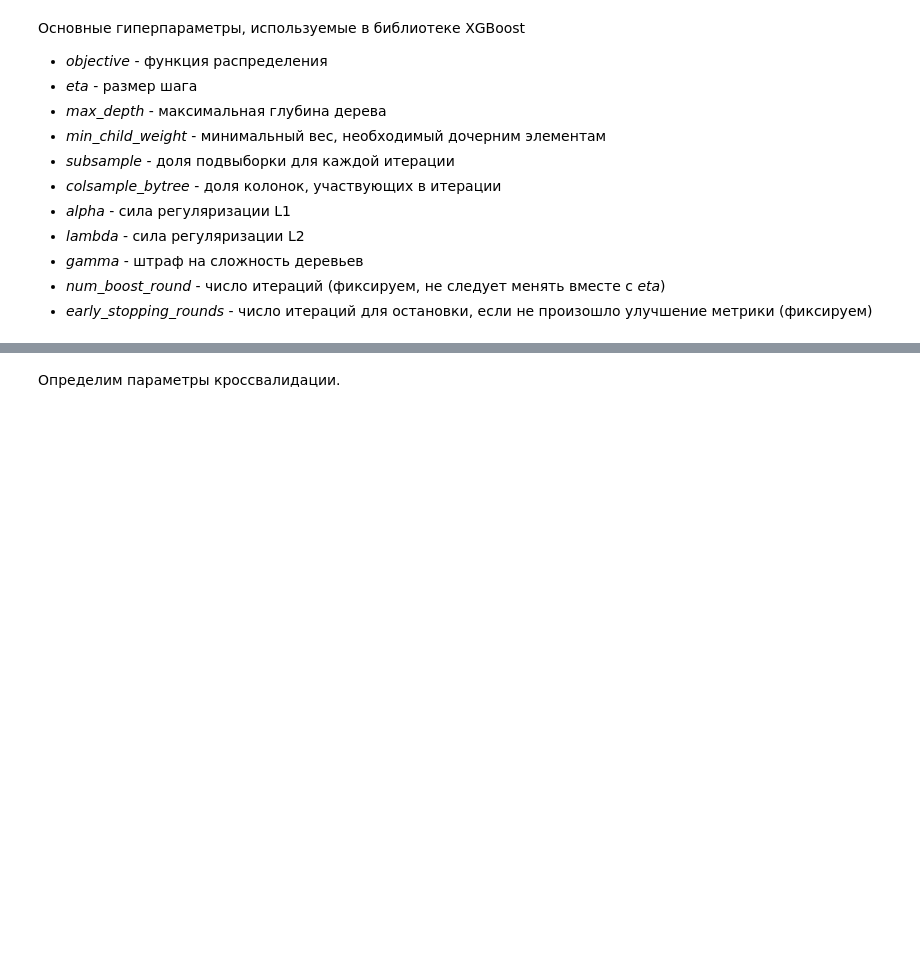
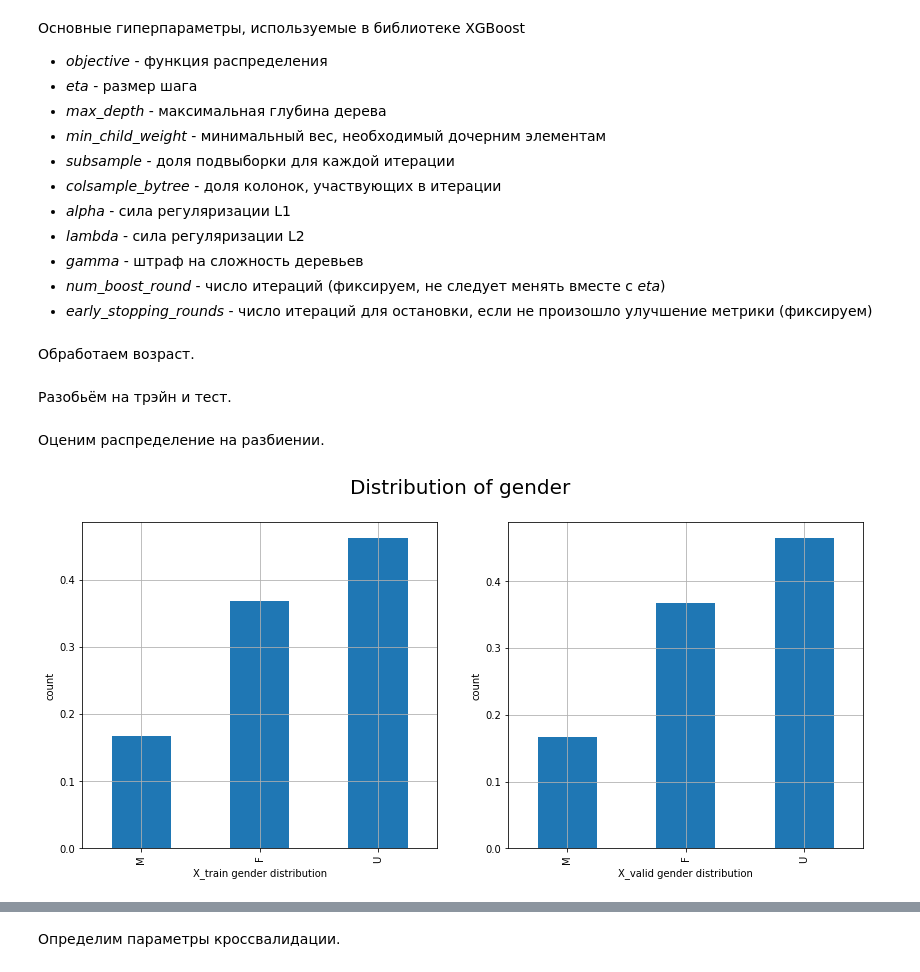
Before and after one commit to doksketch/call-you-maybe, a Jupyter notebook: sandbox/00_baseline.ipynb, the cells around one changed output, grey strips where cells are left out. Saved outputs shown, nothing was run; the diff lists cells and outputs as text; code cells hidden in the pictures; blank space fills up the shorter version.

```diff
--- a/sandbox/00_baseline.ipynb
+++ b/sandbox/00_baseline.ipynb
@@ -27,0 +31,3 @@ uplift.head()
+# %%
+uplift['first_issue_date'] = pd.to_datetime(uplift['first_issue_date'])
+uplift['first_redeem_date'] = pd.to_datetime(uplift['first_redeem_date'])
@@ -105,3 +125,32 @@ def optimize(params, cv_params, x, y, model):
 * _gamma_ - штраф на сложность деревьев
 * _num_boost_round_ - число итераций (фиксируем, не следует менять вместе с _eta_)
 * _early_stopping_rounds_ - число итераций для остановки, если не произошло улучшение метрики (фиксируем)
+# %% [markdown]
+Обработаем возраст.
+# %%
+uplift.loc[uplift['age'] > 80, 'age'] = 80
+uplift.loc[uplift['age'] < 16, 'age'] = 16
+# %% [markdown]
+Разобьём на трэйн и тест.
+# %%
+y = uplift['target']
+X = uplift.drop(['target', 'treatment_flg'], axis=1)
+X_train, x_valid, Y_train, y_valid = train_test_split(X, y, shuffle=True, test_size=0.3, random_state=1)
+# %% [markdown]
+Оценим распределение на разбиении.
+# %%
+plt.figure(figsize = (14, 6))
+
+plt.subplot(121)
+X_train['gender'].value_counts(ascending=True, normalize=True).plot(kind='bar', grid=True)
+plt.ylabel('count')
+plt.xlabel(f'X_train gender distribution')
+
+plt.subplot(122)
+x_valid['gender'].value_counts(ascending=True, normalize=True).plot(kind='bar', grid=True)
+plt.ylabel('count')
+plt.xlabel(f'X_valid gender distribution')
+
+plt.suptitle(f'Distribution of gender', size=20);
+# %% [output]
+[figure, added]
```
Also changed, not shown: parts of 11 cells of this notebook.
